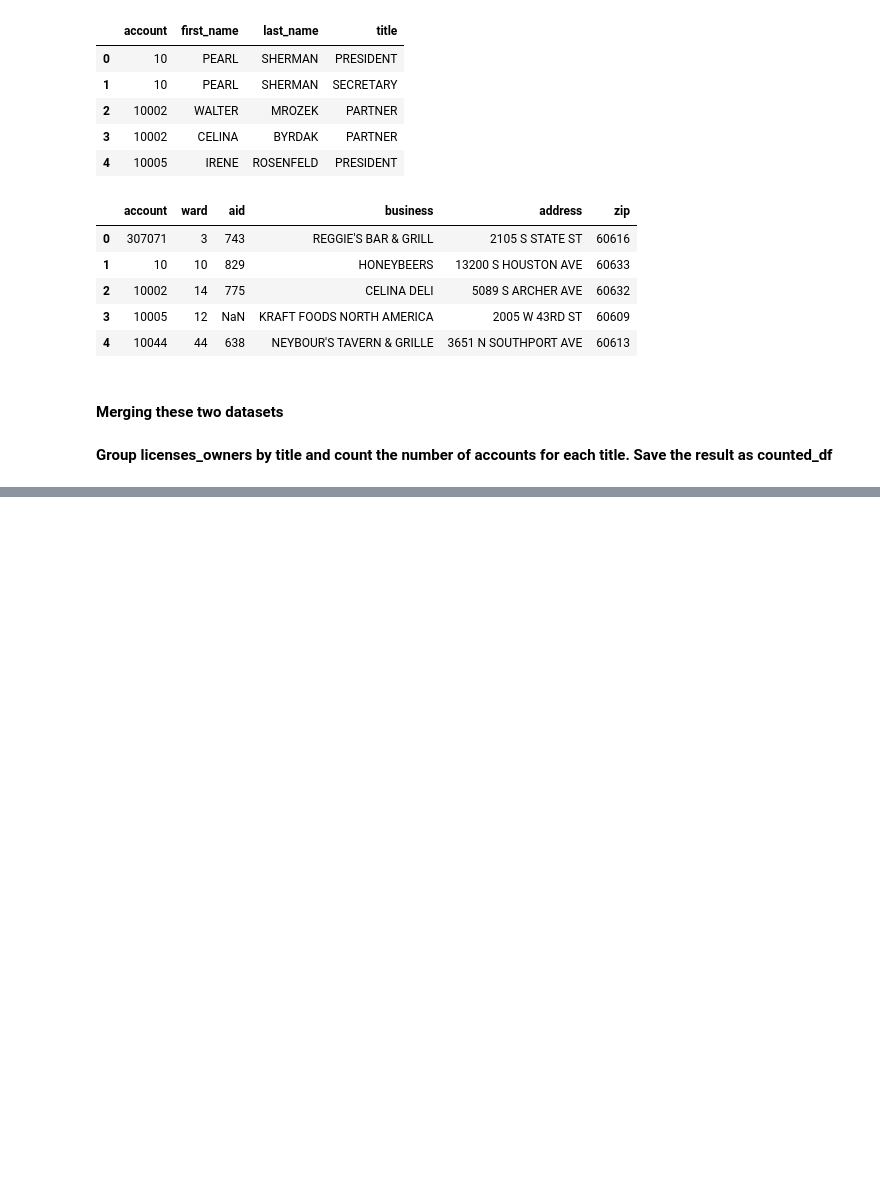
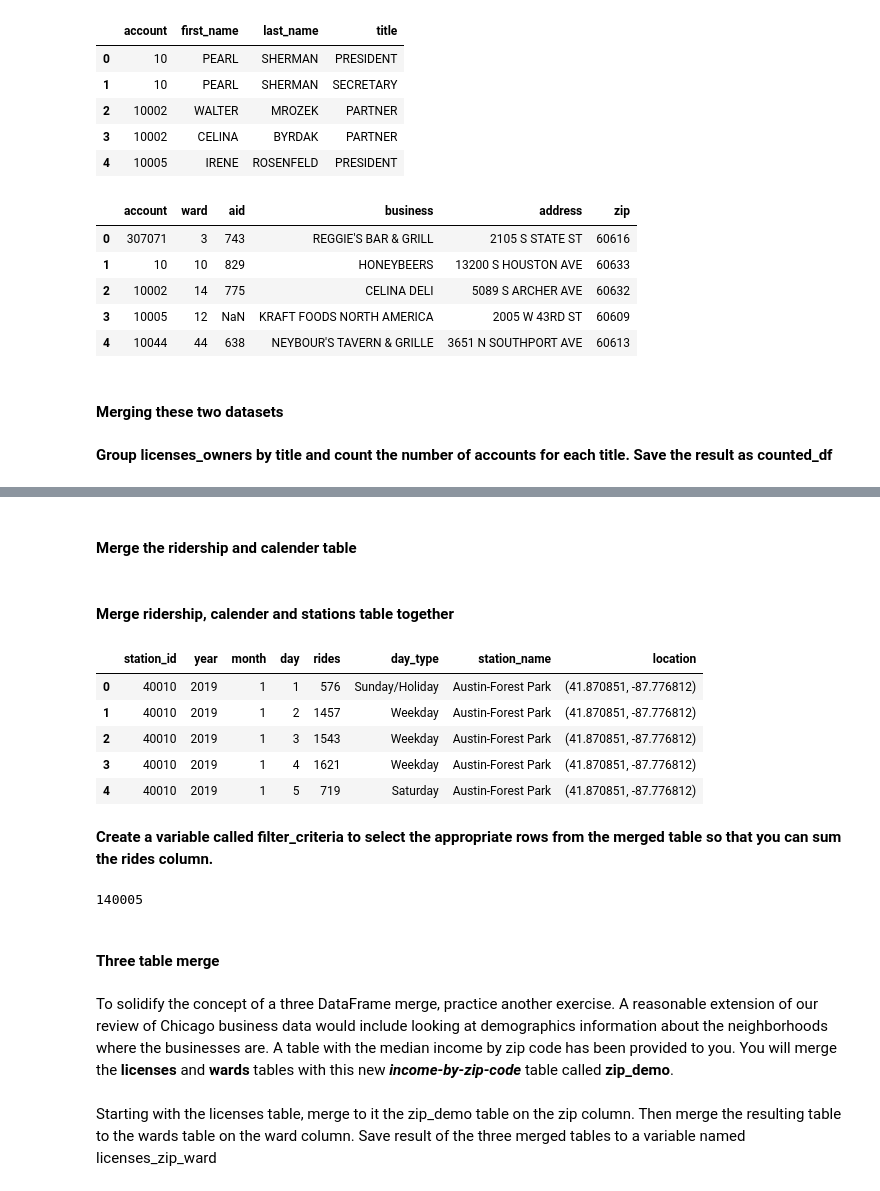
Before and after one commit to ishtiakrongon/Datacamp-Joining_data_with_pandas, a Jupyter notebook: data_merging_basics.ipynb, the cells around one changed output, grey strips where cells are left out. Drawn from its saved outputs; the diff is of its cells as text; code cells hidden in the pictures; blank space fills up the shorter version.

Commit message:
merging three tables and loading new datasets

```diff
--- a/data_merging_basics.ipynb
+++ b/data_merging_basics.ipynb
@@ -250,0 +255,5 @@ VICE PRESIDENT       970
+# %%
+# CTA Ridership dataset
+ridership = pickle.load(
+    open("D:/git_repositories/Datacamp-Joining_data_with_pandas/Datasets/cta_ridership.p", "rb")
+)
@@ -250,0 +269,6 @@ VICE PRESIDENT       970
+# %%
+# CTA calender dataset
+
+cal = pickle.load(
+    open("D:/git_repositories/Datacamp-Joining_data_with_pandas/Datasets/cta_calendar.p", "rb")
+)
@@ -250,0 +284,6 @@ VICE PRESIDENT       970
+# %%
+# CTA Stations dataset
+
+stations = pickle.load(
+    open("D:/git_repositories/Datacamp-Joining_data_with_pandas/Datasets/stations.p", "rb")
+)
@@ -250,0 +299,2 @@ VICE PRESIDENT       970
+# %% [markdown]
+#### Merge the ridership and calender table
@@ -250,0 +308,16 @@ VICE PRESIDENT       970
+# %% [markdown]
+#### Merge ridership, calender and stations table together
+# %%
+ridership_cal_stations = ridership.merge(cal, on = ['year', 'month', 'day']) \
+                            .merge(stations, on = 'station_id')
+# %%
+ridership_cal_stations.head()
+# %% [output]
+|  | station_id | year | month | day | rides | day_type | station_name | location |
+| 0 | 40010 | 2019 | 1 | 1 | 576 | Sunday/Holiday | Austin-Forest Park | (41.870851, -87.776812) |
+| 1 | 40010 | 2019 | 1 | 2 | 1457 | Weekday | Austin-Forest Park | (41.870851, -87.776812) |
+| 2 | 40010 | 2019 | 1 | 3 | 1543 | Weekday | Austin-Forest Park | (41.870851, -87.776812) |
+| 3 | 40010 | 2019 | 1 | 4 | 1621 | Weekday | Austin-Forest Park | (41.870851, -87.776812) |
+| 4 | 40010 | 2019 | 1 | 5 | 719 | Saturday | Austin-Forest Park | (41.870851, -87.776812) |
+# %% [markdown]
+**Create a variable called filter_criteria to select the appropriate rows from the merged table so that you can sum the rides column.**
@@ -250,0 +332,11 @@ VICE PRESIDENT       970
+# %%
+total_number_rides = ridership_cal_stations.loc[filter_criteria, 'rides'].sum()
+total_number_rides
+# %% [output]
+140005
+# %% [markdown]
+#### Three table merge
+# %% [markdown]
+To solidify the concept of a three DataFrame merge, practice another exercise. A reasonable extension of our review of Chicago business data would include looking at demographics information about the neighborhoods where the businesses are. A table with the median income by zip code has been provided to you. You will merge the **licenses** and **wards** tables with this new **_income-by-zip-code_** table called **zip_demo**.
+# %% [markdown]
+Starting with the licenses table, merge to it the zip_demo table on the zip column. Then merge the resulting table to the wards table on the ward column. Save result of the three merged tables to a variable named licenses_zip_ward
```
Also changed, not shown: parts of 10 cells of this notebook, 4 other files.
